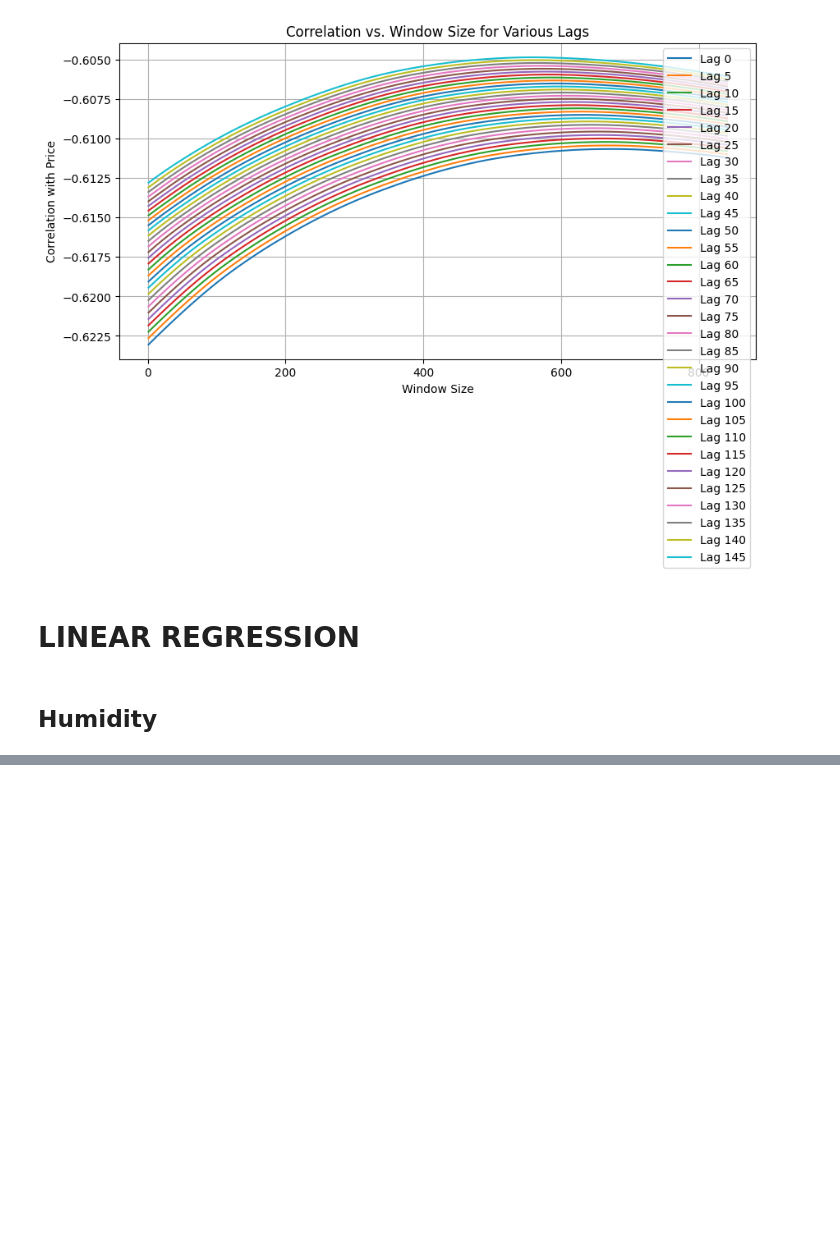
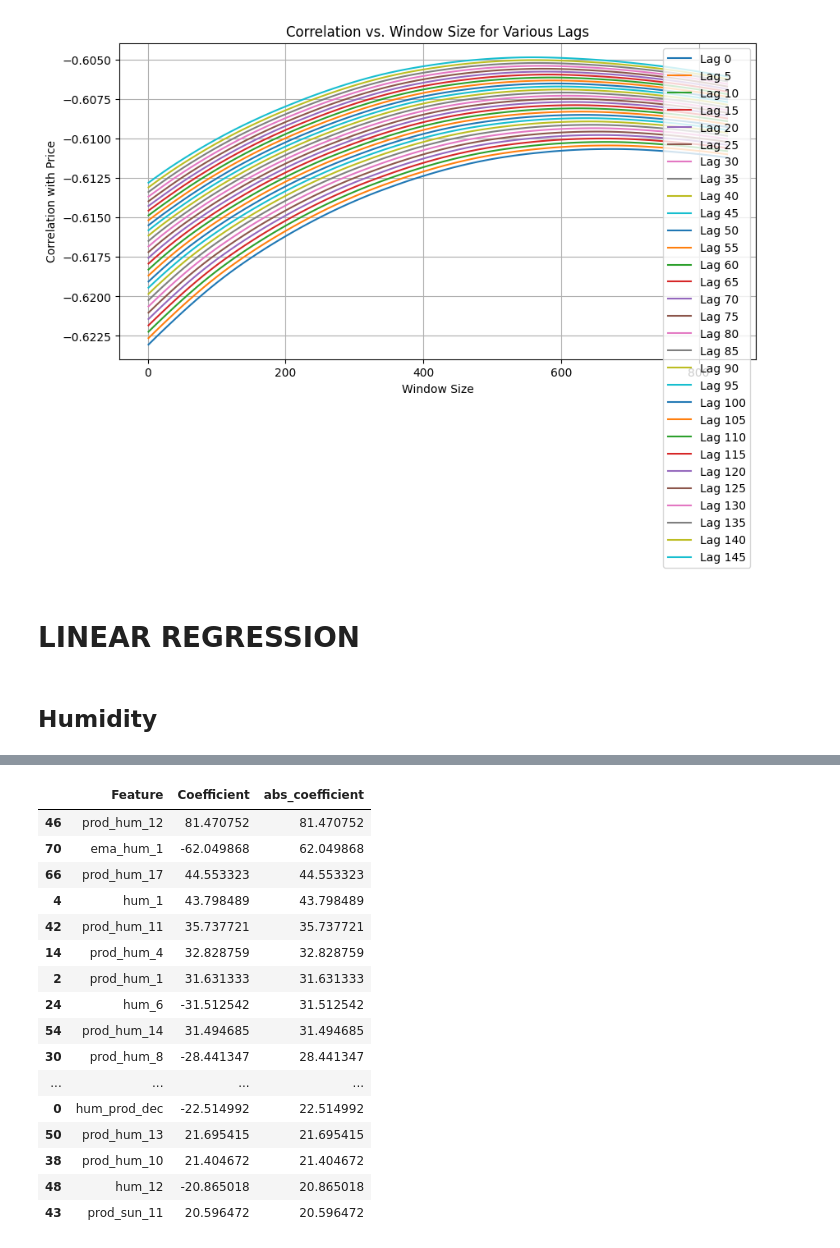
Before and after one commit to andrewliu08/prosperity-goats, a Jupyter notebook: research/round2/algo_trading/matt_research.ipynb, the cells around one changed output, grey strips where cells are left out. Saved outputs shown, nothing was run; the diff lists cells and outputs as text; code cells hidden in the pictures; blank space fills up the shorter version.

```diff
--- a/research/round2/algo_trading/matt_research.ipynb
+++ b/research/round2/algo_trading/matt_research.ipynb
@@ -361,3 +428,23 @@ print(model.coef_)
+# %%
+coeff_df.head(n=20)
+# %% [output]
+|  | Feature | Coefficient | abs_coefficient |
+| 46 | prod_hum_12 | 81.470752 | 81.470752 |
+| 70 | ema_hum_1 | -62.049868 | 62.049868 |
+| 66 | prod_hum_17 | 44.553323 | 44.553323 |
+| 4 | hum_1 | 43.798489 | 43.798489 |
+| 42 | prod_hum_11 | 35.737721 | 35.737721 |
+| 14 | prod_hum_4 | 32.828759 | 32.828759 |
+| 2 | prod_hum_1 | 31.631333 | 31.631333 |
+| 24 | hum_6 | -31.512542 | 31.512542 |
+| 54 | prod_hum_14 | 31.494685 | 31.494685 |
+| 30 | prod_hum_8 | -28.441347 | 28.441347 |
+| ... | ... | ... | ... |
+| 0 | hum_prod_dec | -22.514992 | 22.514992 |
+| 50 | prod_hum_13 | 21.695415 | 21.695415 |
+| 38 | prod_hum_10 | 21.404672 | 21.404672 |
+| 48 | hum_12 | -20.865018 | 20.865018 |
+| 43 | prod_sun_11 | 20.596472 | 20.596472 |
 # %%
 # HUMIDITY VS PRODUCTION DECREASE VS PRICE
 fig, ax1 = plt.subplots(figsize=(10, 5))  # Create a figure and one subplot
```
Also changed, not shown: parts of 9 cells of this notebook.
